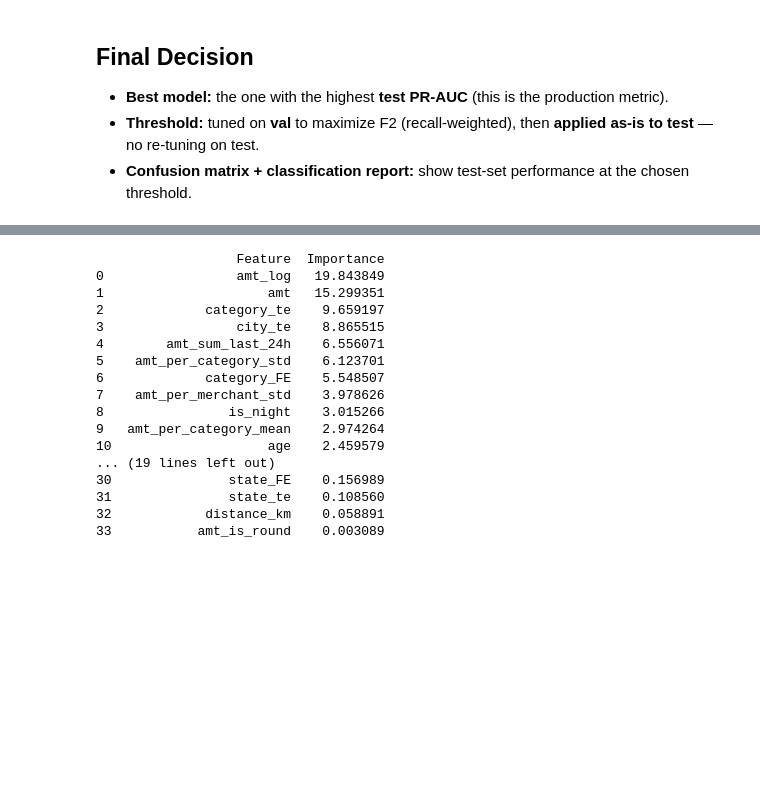
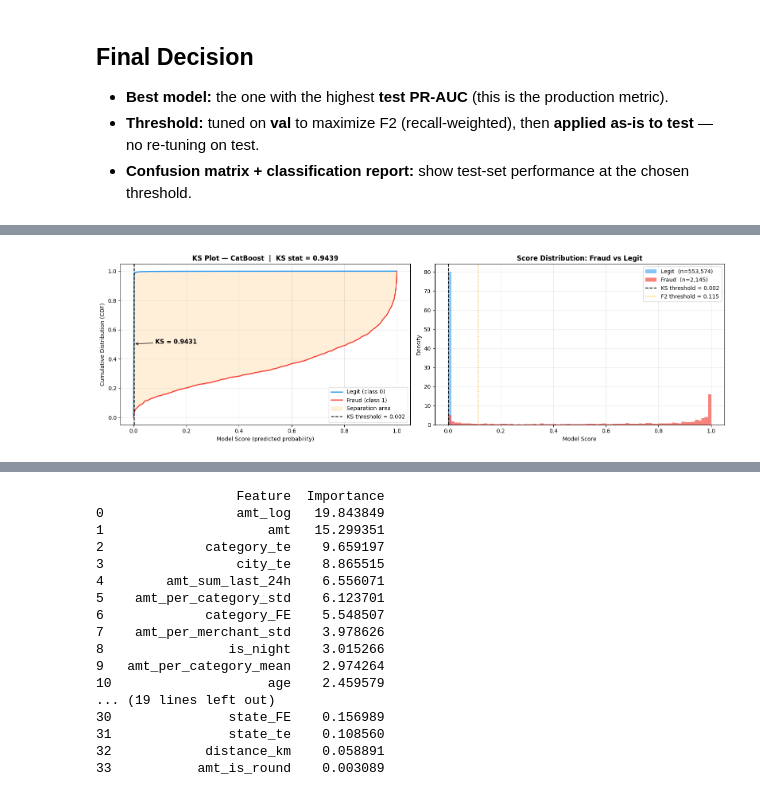
Before and after one commit to NullBitZer0/real-time-fraud-detection, a Jupyter notebook: notebooks/experiments.ipynb, the cells around one changed output, grey strips where cells are left out. Drawn from its saved outputs; the diff is of its cells as text; code cells hidden in the pictures; blank space fills up the shorter version.

```diff
--- a/notebooks/experiments.ipynb
+++ b/notebooks/experiments.ipynb
@@ -729,0 +721,92 @@ weighted avg     0.9984    0.9983    0.9984    555719
+# %%
+# ── 13. KS (Kolmogorov-Smirnov) analysis — best model ────────────────────
+from scipy import stats as scipy_stats
+
+# Split test scores by true label
+scores_fraud = test_proba_best[y_test == 1]
+scores_legit = test_proba_best[y_test == 0]
+
+# Scipy two-sample KS test
+ks_stat, ks_pvalue = scipy_stats.ks_2samp(scores_fraud, scores_legit)
+print(f"KS statistic : {ks_stat:.4f}")
+print(f"KS p-value   : {ks_pvalue:.2e}  (near 0 = scores are from different distributions)")
+
+# ── Build CDFs manually for the plot ─────────────────────────────────────
+thresholds_ks = np.linspace(0, 1, 500)
+cdf_fraud = np.array([(scores_fraud <= t).mean() for t in thresholds_ks])
+cdf_legit = np.array([(scores_legit <= t).mean() for t in thresholds_ks])
+separation = np.abs(cdf_fraud - cdf_legit)
+
+# Threshold at maximum separation
+ks_threshold_idx = int(np.argmax(separation))
+ks_threshold     = thresholds_ks[ks_threshold_idx]
+ks_max_sep       = separation[ks_threshold_idx]
+print(f"Max separation threshold: {ks_threshold:.4f}  (separation = {ks_max_sep:.4f})")
+
+# ── Score distribution histogram ─────────────────────────────────────────
+fig, axes = plt.subplots(1, 2, figsize=(16, 5))
+
+# Left — CDF plot (classic KS chart)
+ax = axes[0]
+ax.plot(thresholds_ks, cdf_legit, color='#2196F3', lw=2,  label='Legit (class 0)')
+ax.plot(thresholds_ks, cdf_fraud, color='#F44336', lw=2,  label='Fraud (class 1)')
+ax.fill_between(thresholds_ks, cdf_legit, cdf_fraud,
+                alpha=0.15, color='#FF9800', label='Separation area')
+ax.axvline(ks_threshold, color='black', linestyle='--', lw=1.5,
+           label=f'KS threshold = {ks_threshold:.3f}')
+ax.annotate(
+    f'KS = {ks_max_sep:.4f}',
+    xy=(ks_threshold, (cdf_legit[ks_threshold_idx] + cdf_fraud[ks_threshold_idx]) / 2),
+    xytext=(ks_threshold + 0.08,
+            (cdf_legit[ks_threshold_idx] + cdf_fraud[ks_threshold_idx]) / 2),
+    fontsize=11, fontweight='bold', color='black',
+    arrowprops=dict(arrowstyle='->', color='black'),
+)
+ax.set_xlabel('Model Score (predicted probability)')
+ax.set_ylabel('Cumulative Distribution (CDF)')
+ax.set_title(f'KS Plot — {best_name}  |  KS stat = {ks_stat:.4f}', fontweight='bold')
+ax.legend(loc='lower right')
+ax.grid(True, alpha=0.3)
+
+# Right — Score density histogram
+ax = axes[1]
+ax.hist(scores_legit, bins=80, density=True, alpha=0.55,
+        color='#2196F3', label=f'Legit  (n={len(scores_legit):,})')
+ax.hist(scores_fraud, bins=80, density=True, alpha=0.65,
+        color='#F44336', label=f'Fraud  (n={len(scores_fraud):,})')
+ax.axvline(ks_threshold, color='black', linestyle='--', lw=1.5,
+           label=f'KS threshold = {ks_threshold:.3f}')
+ax.axvline(best_t, color='orange', linestyle=':', lw=1.5,
+           label=f'F2 threshold = {best_t:.3f}')
+ax.set_xlabel('Model Score')
+ax.set_ylabel('Density')
+ax.set_title('Score Distribution: Fraud vs Legit', fontweight='bold')
+ax.legend()
+ax.grid(True, alpha=0.3)
+
+plt.tight_layout()
+plt.savefig('ks_plot.png', dpi=150)
+plt.show()
+print("Saved → ks_plot.png")
+
+# ── KS across all models (quick comparison table) ────────────────────────
+print("\n── KS statistic across all models ──")
+model_scores = [
+    ('LightGBM baseline',   test_proba_lgb_base),
+    ('XGBoost baseline',    test_proba_xgb_base),
+    ('CatBoost',            test_proba_catboost),
+    ('3-model blend',       test_proba_blend),
+    ('OOF stacking (L1)',   test_proba_stack),
+]
+print(f"{'Model':<25s} {'KS stat':>10s} {'KS threshold':>14s}")
+print('-' * 52)
+for name, scores in model_scores:
+    s_fraud = scores[y_test == 1]
+    s_legit = scores[y_test == 0]
+    ks, _   = scipy_stats.ks_2samp(s_fraud, s_legit)
+    # find threshold of max separation quickly
+    cdfs_f  = np.array([(s_fraud <= t).mean() for t in thresholds_ks])
+    cdfs_l  = np.array([(s_legit <= t).mean() for t in thresholds_ks])
+    kt      = thresholds_ks[np.argmax(np.abs(cdfs_f - cdfs_l))]
+    print(f"{name:<25s} {ks:>10.4f} {kt:>14.4f}")
+# %% [output]
@@ -729,0 +816 @@ weighted avg     0.9984    0.9983    0.9984    555719
+[figure, added]
```
Also changed, not shown: parts of 53 cells of this notebook, 1 other file.
